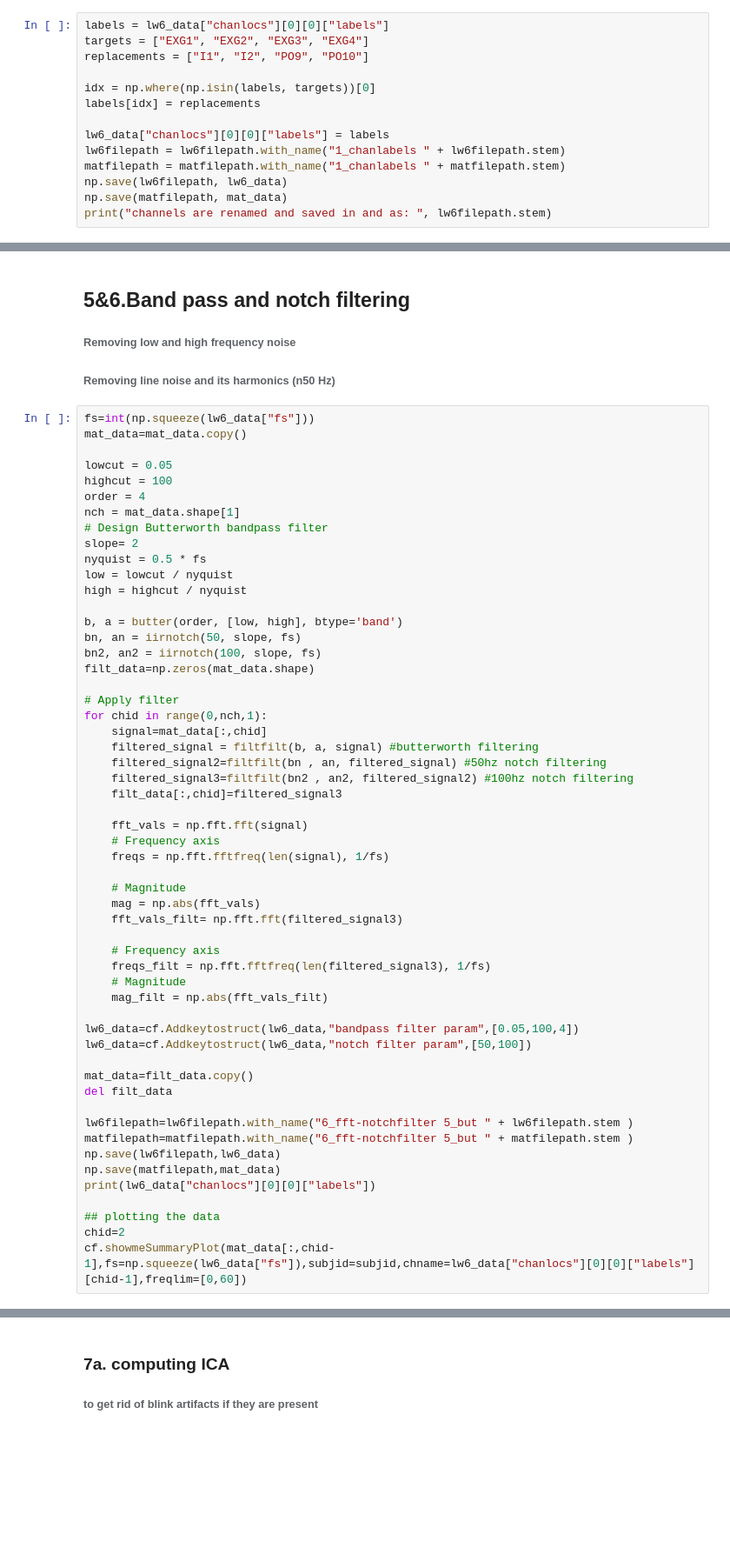
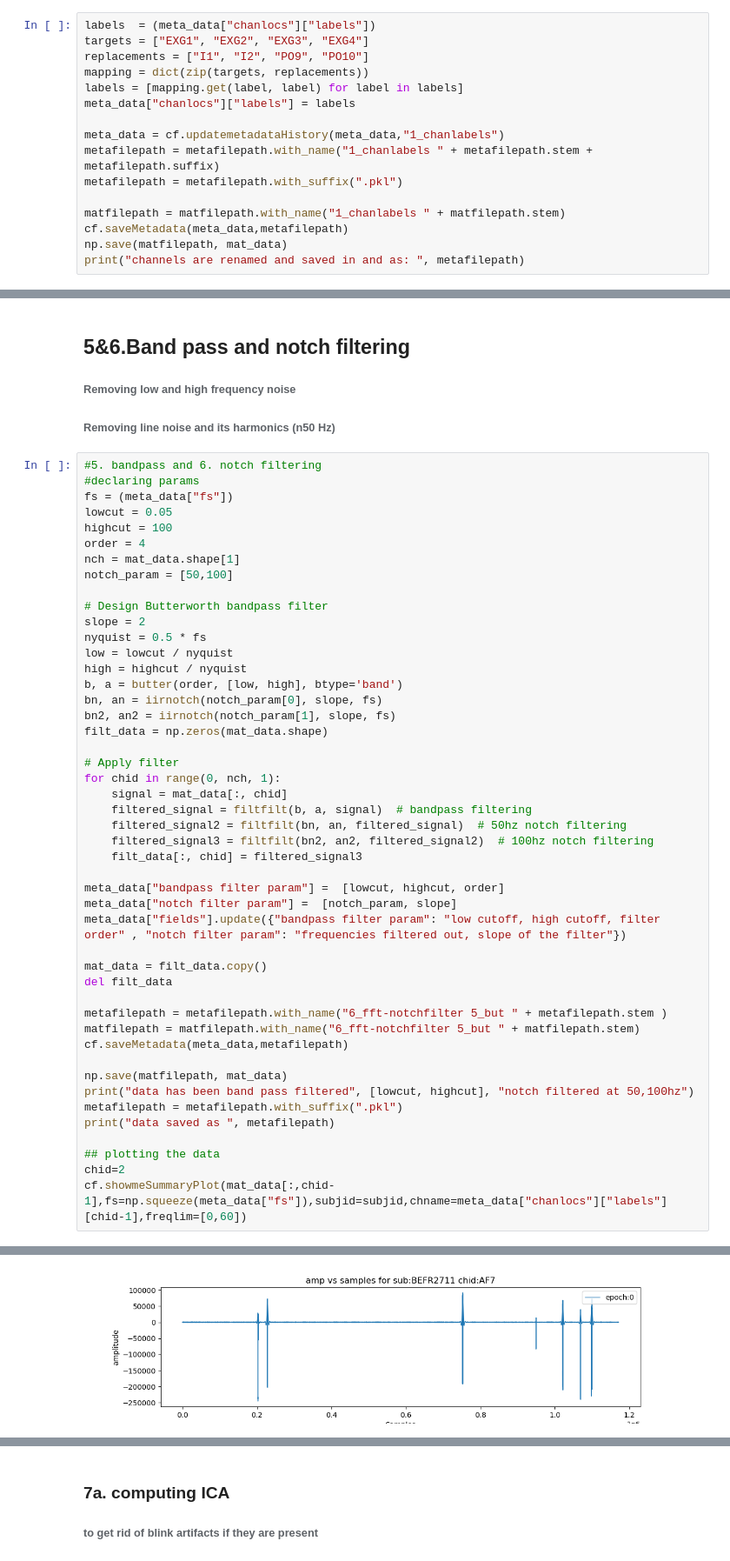
Before and after one commit to Bhargaverahkap/FPVS-Pypeline, a Jupyter notebook: FPVS_pypeline.ipynb, the cells around one changed output, grey strips where cells are left out. Shown at 87% size. Drawn from its saved outputs; the diff is of its cells as text; blank space fills up the shorter version.

```diff
--- a/FPVS_pypeline.ipynb
+++ b/FPVS_pypeline.ipynb
@@ -94,16 +97,18 @@ D:\Goffaux lab\Data set\Python_CSVfiles\BEFR2711
 # %% [markdown]
 ## 1. Rename channels
 # %%
-labels = lw6_data["chanlocs"][0][0]["labels"]
+labels  = (meta_data["chanlocs"]["labels"])
 targets = ["EXG1", "EXG2", "EXG3", "EXG4"]
 replacements = ["I1", "I2", "PO9", "PO10"]
+mapping = dict(zip(targets, replacements))
+labels = [mapping.get(label, label) for label in labels]
+meta_data["chanlocs"]["labels"] = labels
 
-idx = np.where(np.isin(labels, targets))[0]
-labels[idx] = replacements
+meta_data = cf.updatemetadataHistory(meta_data,"1_chanlabels")
+metafilepath = metafilepath.with_name("1_chanlabels " + metafilepath.stem + metafilepath.suffix)
+metafilepath = metafilepath.with_suffix(".pkl")
 
-lw6_data["chanlocs"][0][0]["labels"] = labels
-lw6filepath = lw6filepath.with_name("1_chanlabels " + lw6filepath.stem)
 matfilepath = matfilepath.with_name("1_chanlabels " + matfilepath.stem)
-np.save(lw6filepath, lw6_data)
+cf.saveMetadata(meta_data,metafilepath)
 np.save(matfilepath, mat_data)
-print("channels are renamed and saved in and as: ", lw6filepath.stem)
+print("channels are renamed and saved in and as: ", metafilepath)
@@ -269,57 +266,50 @@ np.save(matfilepath,mat_data)
 ###### Removing low and high frequency noise
 ###### Removing line noise and its harmonics (n50 Hz)
 # %%
-fs=int(np.squeeze(lw6_data["fs"]))
-mat_data=mat_data.copy()
-
+#5. bandpass and 6. notch filtering
+#declaring params
+fs = (meta_data["fs"])
 lowcut = 0.05
 highcut = 100
 order = 4
 nch = mat_data.shape[1]
+notch_param = [50,100]
+
 # Design Butterworth bandpass filter
-slope= 2
+slope = 2
 nyquist = 0.5 * fs
 low = lowcut / nyquist
 high = highcut / nyquist
-
 b, a = butter(order, [low, high], btype='band')
-bn, an = iirnotch(50, slope, fs)
-bn2, an2 = iirnotch(100, slope, fs)
-filt_data=np.zeros(mat_data.shape)
+bn, an = iirnotch(notch_param[0], slope, fs)
+bn2, an2 = iirnotch(notch_param[1], slope, fs)
+filt_data = np.zeros(mat_data.shape)
 
 # Apply filter
-for chid in range(0,nch,1):
-    signal=mat_data[:,chid]
-    filtered_signal = filtfilt(b, a, signal) #butterworth filtering
-    filtered_signal2=filtfilt(bn , an, filtered_signal) #50hz notch filtering
-    filtered_signal3=filtfilt(bn2 , an2, filtered_signal2) #100hz notch filtering
-    filt_data[:,chid]=filtered_signal3
+for chid in range(0, nch, 1):
+    signal = mat_data[:, chid]
+    filtered_signal = filtfilt(b, a, signal)  # bandpass filtering
+    filtered_signal2 = filtfilt(bn, an, filtered_signal)  # 50hz notch filtering
+    filtered_signal3 = filtfilt(bn2, an2, filtered_signal2)  # 100hz notch filtering
+    filt_data[:, chid] = filtered_signal3
 
-    fft_vals = np.fft.fft(signal)
-    # Frequency axis
-    freqs = np.fft.fftfreq(len(signal), 1/fs)
+meta_data["bandpass filter param"] =  [lowcut, highcut, order]
+meta_data["notch filter param"] =  [notch_param, slope]
+meta_data["fields"].update({"bandpass filter param": "low cutoff, high cutoff, filter order" , "notch filter param": "frequencies filtered out, slope of the filter"})
 
-    # Magnitude
-    mag = np.abs(fft_vals)
-    fft_vals_filt= np.fft.fft(filtered_signal3)
-
-    # Frequency axis
-    freqs_filt = np.fft.fftfreq(len(filtered_signal3), 1/fs)
-    # Magnitude
-    mag_filt = np.abs(fft_vals_filt)
-
-lw6_data=cf.Addkeytostruct(lw6_data,"bandpass filter param",[0.05,100,4])
-lw6_data=cf.Addkeytostruct(lw6_data,"notch filter param",[50,100])
-
-mat_data=filt_data.copy()
+mat_data = filt_data.copy()
 del filt_data
 
-lw6filepath=lw6filepath.with_name("6_fft-notchfilter 5_but " + lw6filepath.stem )
-matfilepath=matfilepath.with_name("6_fft-notchfilter 5_but " + matfilepath.stem )
-np.save(lw6filepath,lw6_data)
-np.save(matfilepath,mat_data)
-print(lw6_data["chanlocs"][0][0]["labels"])
+metafilepath = metafilepath.with_name("6_fft-notchfilter 5_but " + metafilepath.stem )
+matfilepath = matfilepath.with_name("6_fft-notchfilter 5_but " + matfilepath.stem)
+cf.saveMetadata(meta_data,metafilepath)
+
+np.save(matfilepath, mat_data)
+print("data has been band pass filtered", [lowcut, highcut], "notch filtered at 50,100hz")
+metafilepath = metafilepath.with_suffix(".pkl")
+print("data saved as ", metafilepath)
 
 ## plotting the data
 chid=2
-cf.showmeSummaryPlot(mat_data[:,chid-1],fs=np.squeeze(lw6_data["fs"]),subjid=subjid,chname=lw6_data["chanlocs"][0][0]["labels"][chid-1],freqlim=[0,60])
+cf.showmeSummaryPlot(mat_data[:,chid-1],fs=np.squeeze(meta_data["fs"]),subjid=subjid,chname=meta_data["chanlocs"]["labels"][chid-1],freqlim=[0,60])
+# %% [output]
@@ -325,0 +318 @@ cf.showmeSummaryPlot(mat_data[:,chid-1],fs=np.squeeze(lw6_data["fs"]),subjid=sub
+[figure, added]
```
Also changed, not shown: parts of 60 cells of this notebook, 3 other files.
